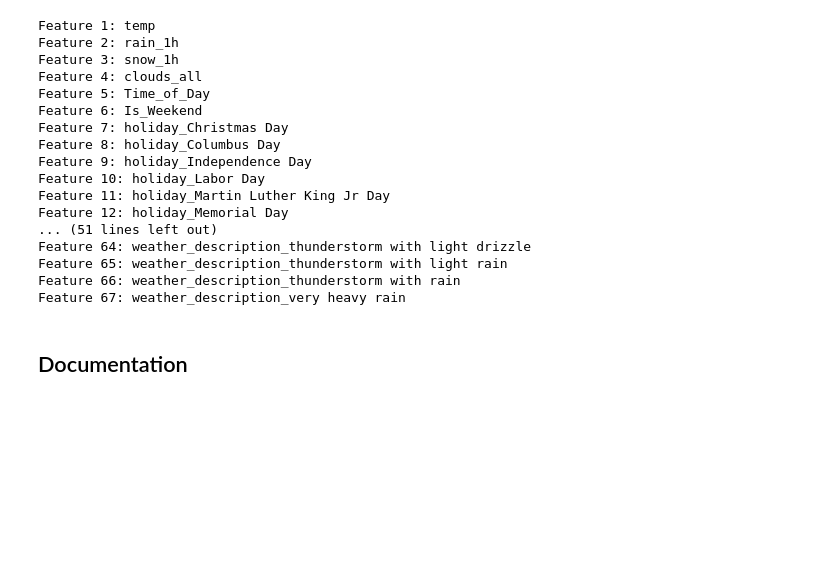
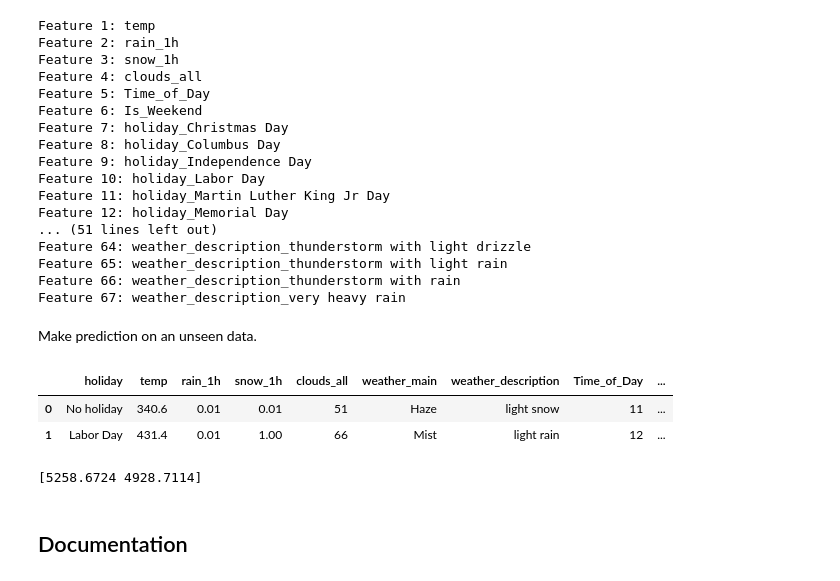
Before and after one commit to Alex-Idachaba/Machine-Learning-Algorithms, a Jupyter notebook: XGBoost_Regressor.ipynb, the cells around one changed output. Saved outputs shown, nothing was run; the diff lists cells and outputs as text; code cells hidden in the pictures; blank space fills up the shorter version.

Commit message:
prediction on an unseen data

```diff
--- a/XGBoost_Regressor.ipynb
+++ b/XGBoost_Regressor.ipynb
@@ -747,6 +738,22 @@ Feature 64: weather_description_thunderstorm with light drizzle
 Feature 65: weather_description_thunderstorm with light rain
 Feature 66: weather_description_thunderstorm with rain
 Feature 67: weather_description_very heavy rain
+# %% [markdown]
+Make prediction on an unseen data.
+# %%
+import pandas as pd
+unseen_data = pd.read_csv('unseen_data.csv')
+unseen_data
+# %% [output]
+|  | holiday | temp | rain_1h | snow_1h | clouds_all | weather_main | weather_description | Time_of_Day | ... |
+| 0 | No holiday | 340.6 | 0.01 | 0.01 | 51 | Haze | light snow | 11 | ... |
+| 1 | Labor Day | 431.4 | 0.01 | 1.00 | 66 | Mist | light rain | 12 | ... |
+# %%
+# Predict Traffic Volume on the two instances
+new_pred = best_xgb_model.predict(unseen_data)
+print(new_pred)
+# %% [output]
+[5258.6724 4928.7114]
 # %% [markdown]
 ## Documentation
 # %% [markdown]
```
Also changed, not shown: parts of 2 cells of this notebook.
